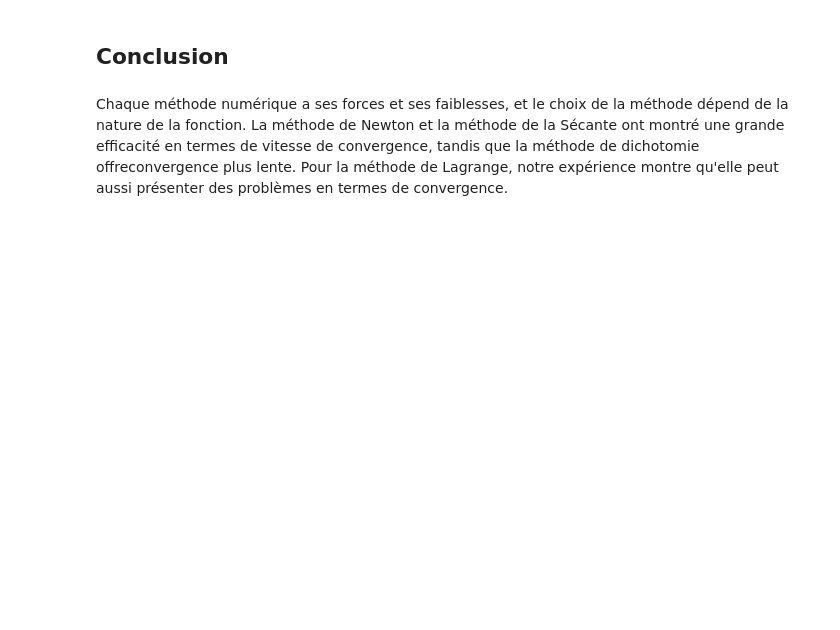
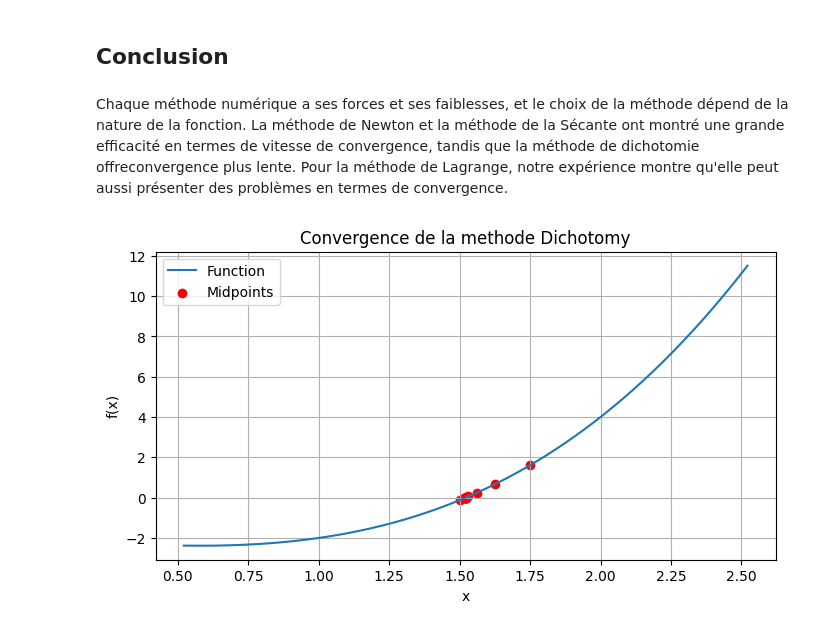
Before and after one commit to Uthmankontao/Analyse_Numerique, a Jupyter notebook: Travaux pratiques/TP02.ipynb, the cells around one changed output. Cells and saved outputs as stored; diff of their text form; code cells hidden in the pictures; blank space fills up the shorter version.

```diff
--- a/Travaux pratiques/TP02.ipynb
+++ b/Travaux pratiques/TP02.ipynb
@@ -210,3 +212,33 @@ scipy_results_g
 # %% [markdown]
 Chaque méthode numérique a ses forces et ses faiblesses, et le choix de la méthode dépend de la nature de la fonction.
 La méthode de Newton et la méthode de la Sécante ont montré une grande efficacité en termes de vitesse de convergence, tandis que la méthode de dichotomie offreconvergence plus lente. Pour la méthode de Lagrange, notre expérience montre qu'elle peut aussi présenter des problèmes en termes de convergence.
+# %%
+import matplotlib.pyplot as plt
+import numpy as np
+
+def plot_dichotomie(funct, a, b, precision):
+    points = []
+    i = 0
+    while (b - a) > precision:
+        alpha = (a + b) / 2
+        points.append(alpha)
+        if funct(a) * funct(alpha) < 0:
+            b = alpha
+        else:
+            a = alpha
+        i += 1
+    x = np.linspace(a-1, b+1, 400)
+    y = funct(x)
+    plt.figure(figsize=(8, 4))
+    plt.plot(x, y, label='Function')
+    plt.scatter(points, [funct(p) for p in points], color='red', label='Midpoints')
+    plt.title('Convergence de la methode Dichotomy')
+    plt.xlabel('x')
+    plt.ylabel('f(x)')
+    plt.legend()
+    plt.grid(True)
+    plt.show()
+
+plot_dichotomie(lambda x: x**3 - x - 2, 1, 2, 10**-4)
+# %% [output]
+[figure, added]
```
Also changed, not shown: parts of 5 cells of this notebook, 7 other files.
